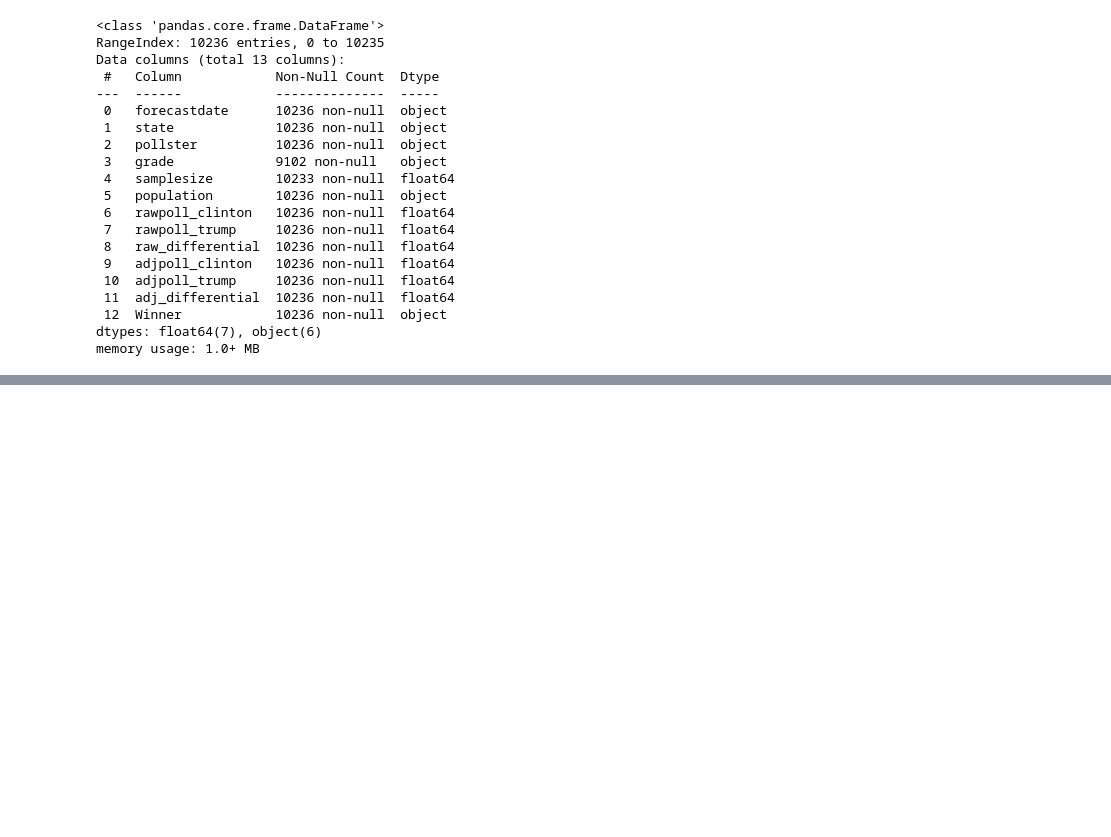
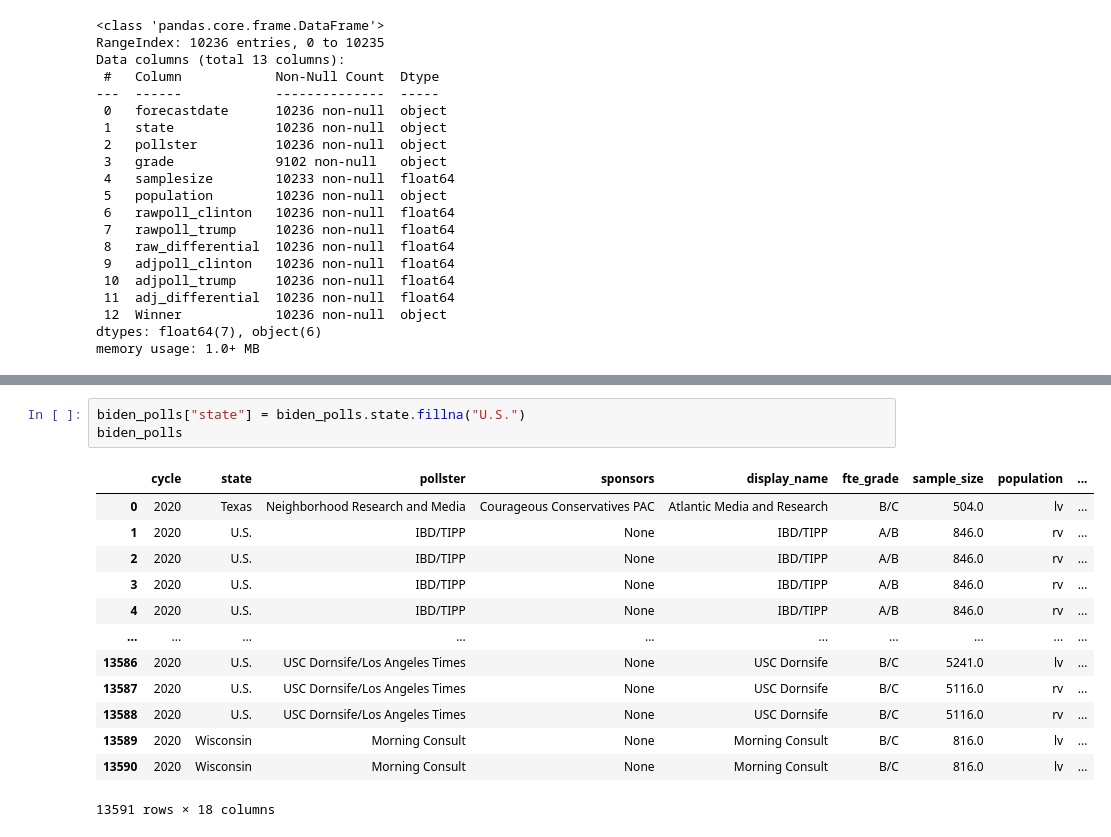
Before and after one commit to aspotter99/Elections, a Jupyter notebook: notebooks/explore_poll_data.ipynb, the cells around one changed output, grey strips where cells are left out. Saved outputs shown, nothing was run; the diff lists cells and outputs as text; blank space fills up the shorter version.

```diff
--- a/notebooks/explore_poll_data.ipynb
+++ b/notebooks/explore_poll_data.ipynb
@@ -114,0 +149,17 @@ Index(['index', 'question_id', 'poll_id', 'cycle', 'state', 'pollster_id',
+# %%
+biden_polls["state"] = biden_polls.state.fillna("U.S.")
+biden_polls
+# %% [output]
+|  | cycle | state | pollster | sponsors | display_name | fte_grade | sample_size | population | ... |
+| 0 | 2020 | Texas | Neighborhood Research and Media | Courageous Conservatives PAC | Atlantic Media and Research | B/C | 504.0 | lv | ... |
+| 1 | 2020 | U.S. | IBD/TIPP | None | IBD/TIPP | A/B | 846.0 | rv | ... |
+| 2 | 2020 | U.S. | IBD/TIPP | None | IBD/TIPP | A/B | 846.0 | rv | ... |
+| 3 | 2020 | U.S. | IBD/TIPP | None | IBD/TIPP | A/B | 846.0 | rv | ... |
+| 4 | 2020 | U.S. | IBD/TIPP | None | IBD/TIPP | A/B | 846.0 | rv | ... |
+| ... | ... | ... | ... | ... | ... | ... | ... | ... | ... |
+| 13586 | 2020 | U.S. | USC Dornsife/Los Angeles Times | None | USC Dornsife | B/C | 5241.0 | lv | ... |
+| 13587 | 2020 | U.S. | USC Dornsife/Los Angeles Times | None | USC Dornsife | B/C | 5116.0 | rv | ... |
+| 13588 | 2020 | U.S. | USC Dornsife/Los Angeles Times | None | USC Dornsife | B/C | 5116.0 | rv | ... |
+| 13589 | 2020 | Wisconsin | Morning Consult | None | Morning Consult | B/C | 816.0 | lv | ... |
+| 13590 | 2020 | Wisconsin | Morning Consult | None | Morning Consult | B/C | 816.0 | lv | ... |
+13591 rows × 18 columns
```
Also changed, not shown: parts of 5 cells of this notebook, 2 other files.
